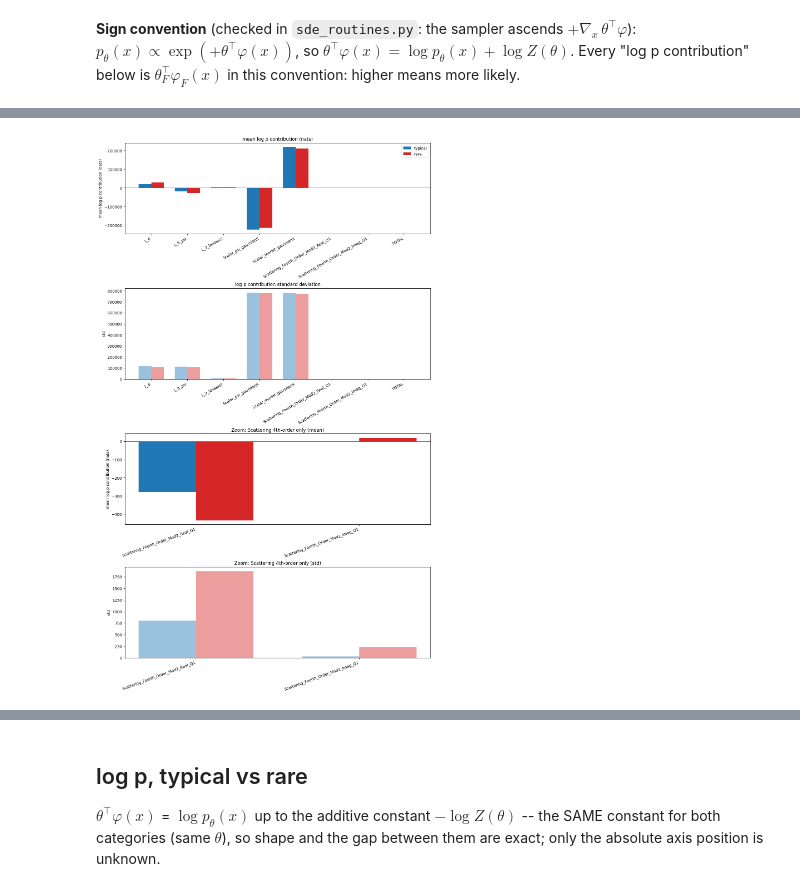
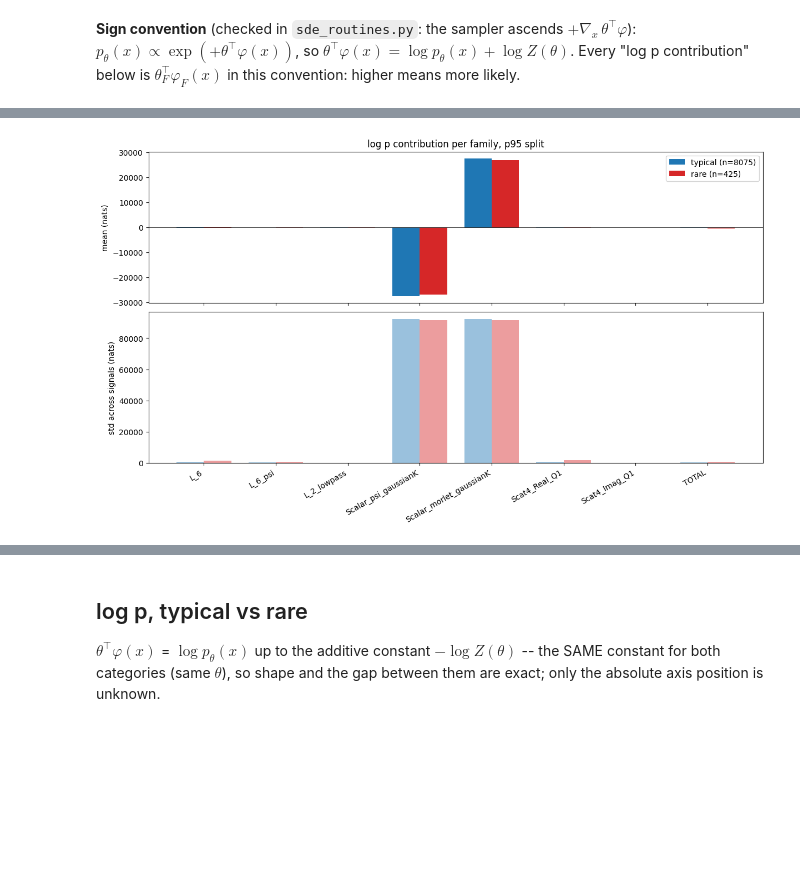
Before and after one commit to zelk-oss/MGD-for-Maximum-Entropy-Generation, a Jupyter notebook: turbulence/turb_theta_reg_rare_typical_sep.ipynb, the cells around one changed output, grey strips where cells are left out. Drawn from its saved outputs; the diff is of its cells as text; code cells hidden in the pictures; blank space fills up the shorter version.

```diff
--- a/turbulence/turb_theta_reg_rare_typical_sep.ipynb
+++ b/turbulence/turb_theta_reg_rare_typical_sep.ipynb
@@ -416,17 +455,19 @@ def extract_rare_typical(Data, criterion='percentile', std_threshold=40,
     idx_typical = torch.nonzero(~is_rare).flatten().tolist()
     return idx_typical, idx_rare, info
 
-idx_typical, idx_rare, info_split = extract_rare_typical(x1, criterion='percentile', percentile=95)
+idx_typical, idx_rare, info_split = extract_rare_typical(x1, criterion='percentile', percentile=PERCENTILE)
 category_indices = {'typical': idx_typical, 'rare': idx_rare}
 category_colors = {'typical': 'tab:blue', 'rare': 'tab:red'}
-cutoff_p95 = info_split['cutoff']   # x1 (normalized) units
-print(f"Whole dataset (n1={n1}) split on x1: typical {len(idx_typical)}, rare {len(idx_rare)} | "
-      f"cutoff (p{info_split['percentile']}) = {cutoff_p95:.4g} in x1 units")
+rare_set = set(idx_rare)
+cutoff_rare = info_split['cutoff']   # x1 (normalized) units
+P_LABEL = f'p{PERCENTILE:g}'
+print(f"Whole dataset (n1={n1}) split on x1 at {P_LABEL}: typical {len(idx_typical)}, rare {len(idx_rare)} | "
+      f"cutoff = {cutoff_rare:.4g} in x1 units")
 
 # Previous split, on un-normalized Data[:n1] -- only to report what changed.
-_, idx_rare_old, info_old = extract_rare_typical(Data[:n1], criterion='percentile', percentile=95)
+_, idx_rare_old, info_old = extract_rare_typical(Data[:n1], criterion='percentile', percentile=PERCENTILE)
 print(f"Old split on Data[:n1]: rare {len(idx_rare_old)}, cutoff (p{info_old['percentile']}) = "
       f"{info_old['cutoff']:.4g} in Data units | overlap with new rare set: "
       f"{len(set(idx_rare) & set(idx_rare_old))}/{len(idx_rare)} | cutoff ratio old/new = "
-      f"{info_old['cutoff'] / cutoff_p95:.4g} vs Data[:n1].std() = {Data[:n1].std().item():.4g}")
+      f"{info_old['cutoff'] / cutoff_rare:.4g} vs Data[:n1].std() = {Data[:n1].std().item():.4g}")
 # %% [output]
@@ -482,46 +583,48 @@ seed-averaged theta; std_total = spread across signals
 # %%
 from matplotlib.colors import to_rgba
 
+short = lambda F: F.replace('Scattering_Fourth_Order_Mod2_', 'Scat4_')
 categories = list(category_indices.keys())
 family_names = list(ranges_with_total.keys())   # all families + TOTAL
-stats = comparison_df.set_index(['category', 'family'])
-means = {c: stats.loc[c].loc[family_names, 'mean_total'].to_numpy() for c in categories}
-stds = {c: stats.loc[c].loc[family_names, 'std_total'].to_numpy() for c in categories}
+cat_stats = comparison_df.set_index(['category', 'family'])   # not called `stats`: that name is scipy.stats below
+means = {c: cat_stats.loc[c].loc[family_names, 'mean_total'].to_numpy() for c in categories}
+stds = {c: cat_stats.loc[c].loc[family_names, 'std_total'].to_numpy() for c in categories}
+n_cat = {c: len(category_indices[c]) for c in categories}
+width = 0.38
+offsets = {c: (i - (len(categories) - 1) / 2) * width for i, c in enumerate(categories)}
+
+# Full range: all families on one axis (the L_6 / Scalar families set the scale)
 x = np.arange(len(family_names))
-width = 0.35
+fig, (ax_mean, ax_std) = plt.subplots(2, 1, figsize=(12, 7), sharex=True, constrained_layout=True)
+for c in categories:
+    ax_mean.bar(x + offsets[c], means[c], width, color=category_colors[c], label=f'{c} (n={n_cat[c]})')
+    ax_std.bar(x + offsets[c], stds[c], width, color=to_rgba(category_colors[c], 0.45), label=c)
+ax_mean.axhline(0, color='k', lw=0.6)
+ax_mean.set_ylabel('mean (nats)'); ax_std.set_ylabel('std across signals (nats)')
+ax_std.set_xticks(x); ax_std.set_xticklabels([short(F) for F in family_names], rotation=30, ha='right')
+ax_mean.set_title(f'log p contribution per family, {P_LABEL} split'); ax_mean.legend()
+plt.show()
 
-# Scattering-4 (REAL_KEY/IMAG_KEY) bars, zoomed -- their scale is dwarfed by L_6 etc.
-# in the full-range panels, so pull just these two out for a readable y-range.
-scatter4_families = [REAL_KEY, IMAG_KEY]
-zoom_idx = [family_names.index(name) for name in scatter4_families]
-x_zoom = np.arange(len(scatter4_families))
-
-fig, (ax_mean, ax_std, ax_mean_zoom, ax_std_zoom) = plt.subplots(4, 1, figsize=(12, 20), constrained_layout=True)
-for i, category in enumerate(categories):
-    offset = -width / 2 if i == 0 else width / 2
-    color = category_colors[category]
-    ax_mean.bar(x + offset, means[category], width, label=category, color=color)
-    ax_std.bar(x + offset, stds[category], width, label=category, color=to_rgba(color, alpha=0.45))
-    ax_mean_zoom.bar(x_zoom + offset, means[category][zoom_idx], width, label=category, color=color)
-    ax_std_zoom.bar(x_zoom + offset, stds[category][zoom_idx], width, label=category,
-                    color=to_rgba(color, alpha=0.45))
-
-for ax in (ax_mean, ax_mean_zoom):
-    ax.axhline(0, linewidth=0.8)
-    ax.set_ylabel("mean log p contribution (nats)")
-for ax in (ax_std, ax_std_zoom):
-    ax.set_ylabel("std")
-for ax in (ax_mean, ax_std):
-    ax.set_xticks(x)
-    ax.set_xticklabels(family_names, rotation=30, ha="right")
-for ax in (ax_mean_zoom, ax_std_zoom):
-    ax.set_xticks(x_zoom)
-    ax.set_xticklabels(scatter4_families, rotation=20, ha="right")
-ax_mean.set_title("mean log p contribution (nats)")
-ax_std.set_title("log p contribution standard deviation")
-ax_mean_zoom.set_title("Zoom: Scattering 4th-order only (mean)")
-ax_std_zoom.set_title("Zoom: Scattering 4th-order only (std)")
-ax_mean.legend()
+# Zoom: one panel per family in ZOOM_FAMILIES, each with its OWN y-axis (otherwise Scat4_Real's
+# scale flattens Scat4_Imag). Error bars on the mean = standard error (std / sqrt(n)).
+fig, axes = plt.subplots(2, len(ZOOM_FAMILIES), figsize=(3.6 * len(ZOOM_FAMILIES), 6),
+                         squeeze=False, constrained_layout=True)
+for j, F in enumerate(ZOOM_FAMILIES):
+    k = family_names.index(F)
+    ax_m, ax_s = axes[0][j], axes[1][j]
+    for i, c in enumerate(categories):
+        m, s = means[c][k], stds[c][k]
+        ax_m.bar(i, m, 0.7, yerr=s / np.sqrt(n_cat[c]), capsize=4, color=category_colors[c])
+        ax_m.annotate(f'{m:.3g}', (i, m), ha='center', va='bottom' if m >= 0 else 'top', fontsize=8)
+        ax_s.bar(i, s, 0.7, color=to_rgba(category_colors[c], 0.45))
+        ax_s.annotate(f'{s:.3g}', (i, s), ha='center', va='bottom', fontsize=8)
+    ax_m.axhline(0, color='k', lw=0.6)
+    ax_m.margins(y=0.2); ax_s.margins(y=0.15)
+    ax_m.set_title(short(F), fontsize=10)
+    for ax in (ax_m, ax_s):
+        ax.set_xticks(range(len(categories))); ax.set_xticklabels(categories)
+axes[0][0].set_ylabel('mean ± SE (nats)'); axes[1][0].set_ylabel('std across signals (nats)')
+fig.suptitle(f'Zoom, own y-axis per family ({P_LABEL} split)')
 plt.show()
 # %% [output]
-[figure, old version]
+[figure, new version]
```
Also changed, not shown: parts of 25 cells of this notebook, 12 other files.
